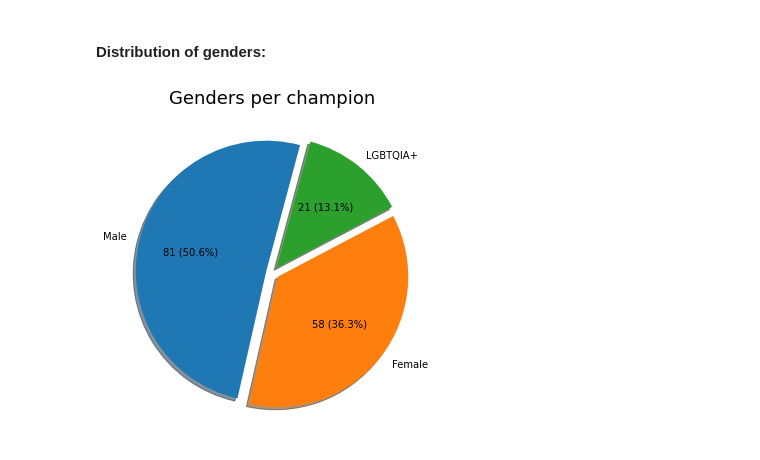
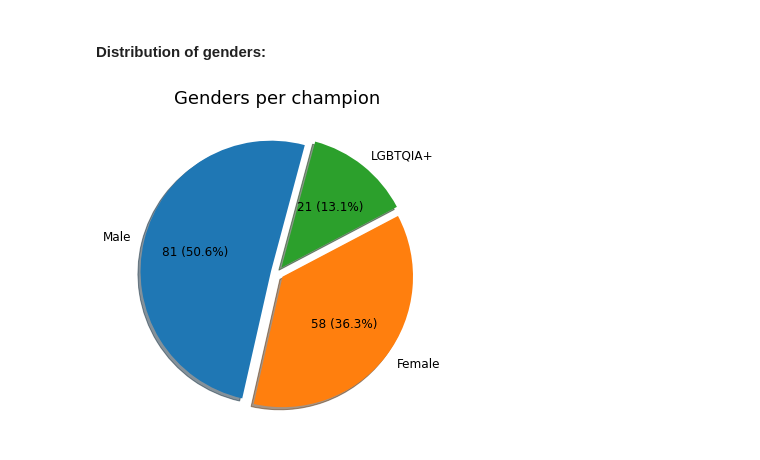
Before and after one commit to gabrielcordeiro2/LOL-Champion-Analysis, a Jupyter notebook: Data Analysis.ipynb, the cells around one changed output. Cells and saved outputs as stored; diff of their text form; code cells hidden in the pictures.

Commit message:
config: update pie chart font size

```diff
--- a/Data Analysis.ipynb
+++ b/Data Analysis.ipynb
@@ -72,13 +72,13 @@ lgbt = lol_df["champion"][lol_df["gender"]=="LGBTQIA+"].drop_duplicates().count(
 # %%
 genders = np.array([male, female, lgbt])
 labels = ["Male", "Female", "LGBTQIA+"]
 explode = [0.05, 0.05, 0.05]
 total = sum(genders)
 
 plt.figure(figsize=(8,6))
-plt.pie(genders, labels=labels, explode=explode, shadow=True, startangle=75,
+plt.pie(genders, labels=labels, explode=explode, shadow=True, startangle=75, textprops={'fontsize': 12},
         autopct=lambda p: '{:.0f}'.format(p*total/100) + ' ({:.1f}%)'.format(p))
 plt.title("Genders per champion", color="black", size="18")
 plt.show()
 # %% [output]
-[figure, old version]
+[figure, new version]
```
